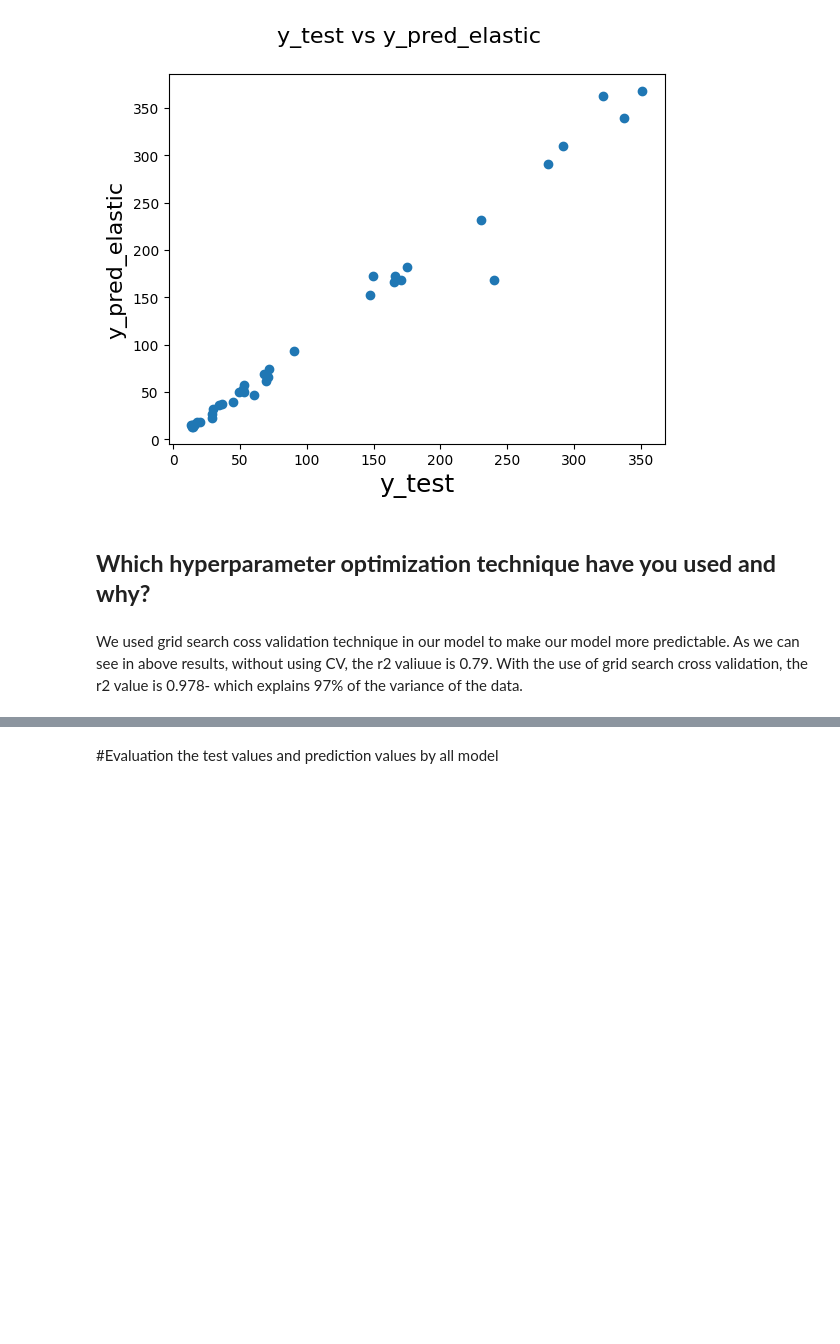
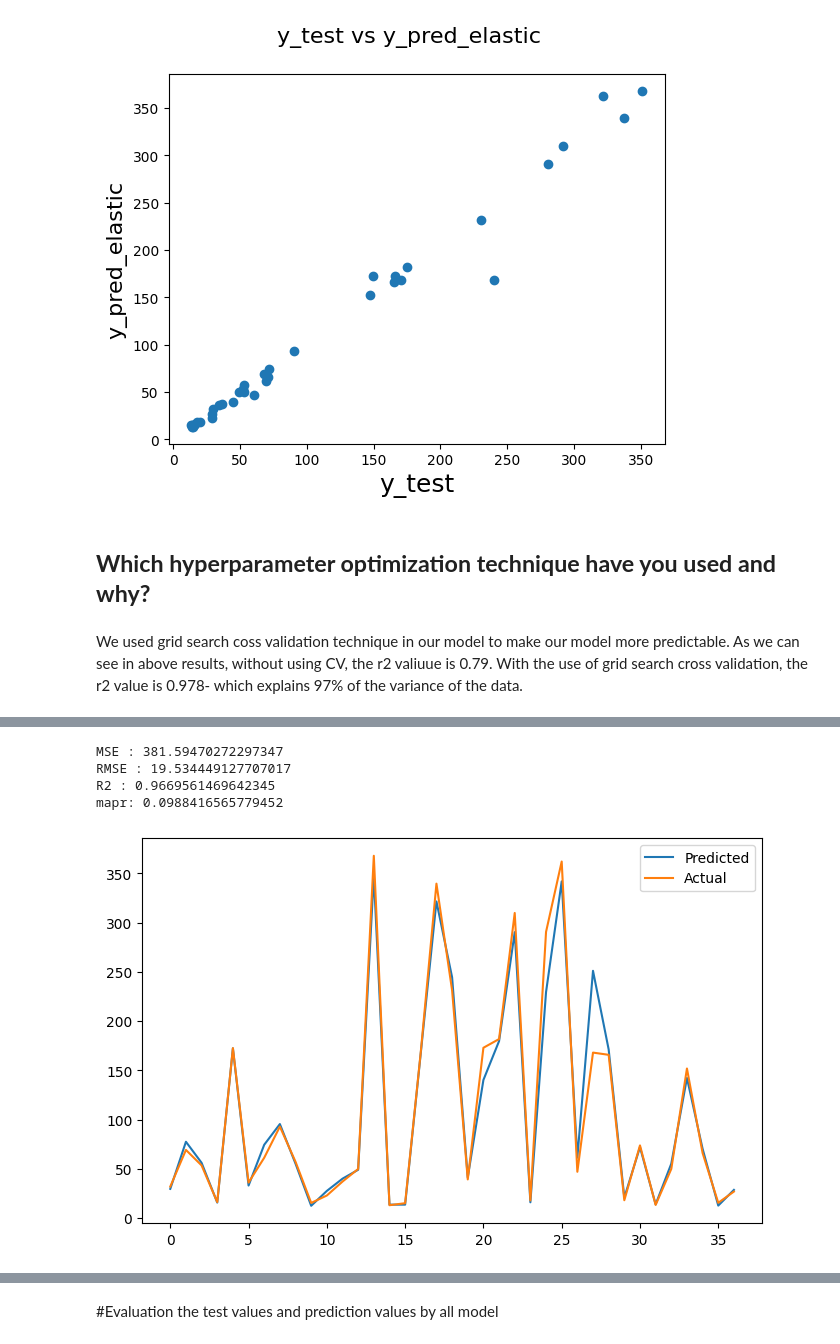
Before and after one commit to Mayankjain0807/Machine_learning_projects, a Jupyter notebook: Project_Yes_bank_ML_Submission_.ipynb, the cells around one changed output, grey strips where cells are left out. Cells and saved outputs as stored; diff of their text form; code cells hidden in the pictures; blank space fills up the shorter version.

```diff
--- a/Project_Yes_bank_ML_Submission_.ipynb
+++ b/Project_Yes_bank_ML_Submission_.ipynb
@@ -993,0 +1070,31 @@ We used grid search coss validation technique in our model to make our model mor
+# %%
+# Here we evaluate the mse, rmse, r2, mapr of random forest with cv model
+
+#  Mean_squared_error
+rfcv_MSE  = mean_squared_error((y_test),(rscv_y_pred_test))
+print("MSE :" , rfcv_MSE)
+
+#  Root mean_squared_error
+rfcv_RMSE = np.sqrt(rfcv_MSE)
+print("RMSE :" ,rfcv_RMSE)
+
+# R- square
+rfcv_r2 = r2_score((y_test), (rscv_y_pred_test))
+print("R2 :" ,rfcv_r2)
+
+# mean_absolute_percentage_error
+rfcv_mapr = mean_absolute_percentage_error(y_test, rscv_y_pred_test)
+print("mapr:", rfcv_mapr)
+# %% [output]
+MSE : 381.59470272297347
+RMSE : 19.534449127707017
+R2 : 0.9669561469642345
+mapr: 0.0988416565779452
+# %%
+plt.figure(figsize=(8,5))
+plt.plot((rscv_y_pred_test))
+plt.plot(np.array((y_test)))
+plt.legend(["Predicted","Actual"])
+plt.show()
+# %% [output]
+[figure, added]
```
Also changed, not shown: parts of 22 cells of this notebook.
